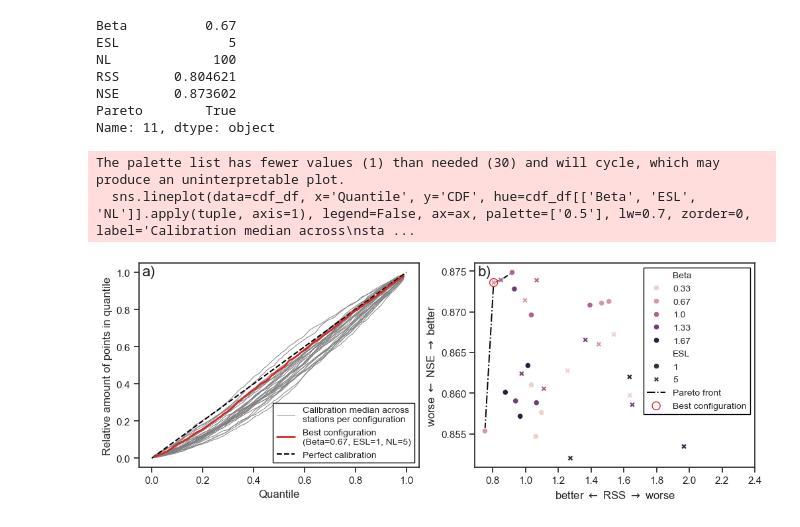
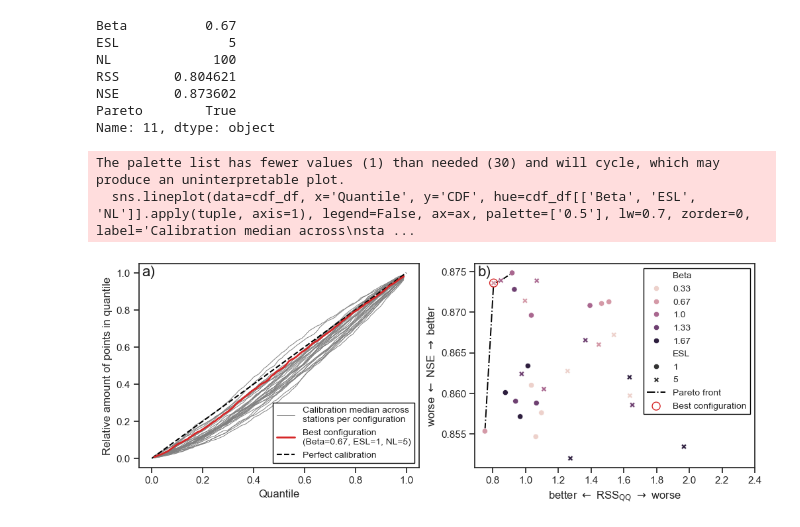
Before and after one commit to bask0/mach-flow-engression, a Jupyter notebook: analysis/code_steven/01_hp_eval.ipynb, the cells around one changed output. Saved outputs shown, nothing was run; the diff lists cells and outputs as text; code cells hidden in the pictures.

```diff
--- a/analysis/code_steven/01_hp_eval.ipynb
+++ b/analysis/code_steven/01_hp_eval.ipynb
@@ -142,32 +142,32 @@ ax = axes[1]
 sns.scatterplot(data=metric_df, x='RSS', y='NSE', hue='Beta', style='ESL', zorder=1, ax=ax)
 
 pareto_sorted = metric_df[metric_df.Pareto].sort_values(by='NSE')
 
 for i in range(len(pareto_sorted) - 1):
     a = pareto_sorted.iloc[i]
     b = pareto_sorted.iloc[i + 1]
     ax.plot(
         [a.RSS, b.RSS], [a.NSE, b.NSE],
         color='black', lw=1.4, ls='-.', zorder=0, label='Pareto front' if i == 0 else None
     )
 
 ax.scatter(
     [metric_df.iloc[best_combined_loss_index].RSS], [metric_df.iloc[best_combined_loss_index].NSE],
     marker='o', ec='tab:red', fc='none', s=75, label='Best configuration')
 
 ax.legend(loc='upper right', bbox_to_anchor=(1.0, 1.0))
 
 ax.set_xlim(None, 2.4)
 
-ax.set_xlabel(r'better $\leftarrow$ RSS $\rightarrow$ worse')
+ax.set_xlabel(r'better $\leftarrow$ RSS$_\mathrm{QQ}$ $\rightarrow$ worse')
 ax.set_ylabel(r'worse $\leftarrow$ NSE $\rightarrow$ better')
 
 for ax , label in zip(axes, ['a)', 'b)']):
     ax.annotate(label, xy=(0.01, 0.99), xycoords='axes fraction', fontsize=16,
                 ha='left', va='top', color='k')
 
 fig.savefig(SAVE_DIR / 'validation_pareto_plot.eps', dpi=300, bbox_inches='tight')
 # %% [output]
 The palette list has fewer values (1) than needed (30) and will cycle, which may produce an uninterpretable plot.
   sns.lineplot(data=cdf_df, x='Quantile', y='CDF', hue=cdf_df[['Beta', 'ESL', 'NL']].apply(tuple, axis=1), legend=False, ax=ax, palette=['0.5'], lw=0.7, zorder=0, label='Calibration median across\nsta ...
-[figure, old version]
+[figure, new version]
```
Also changed, not shown: 6 other files.
